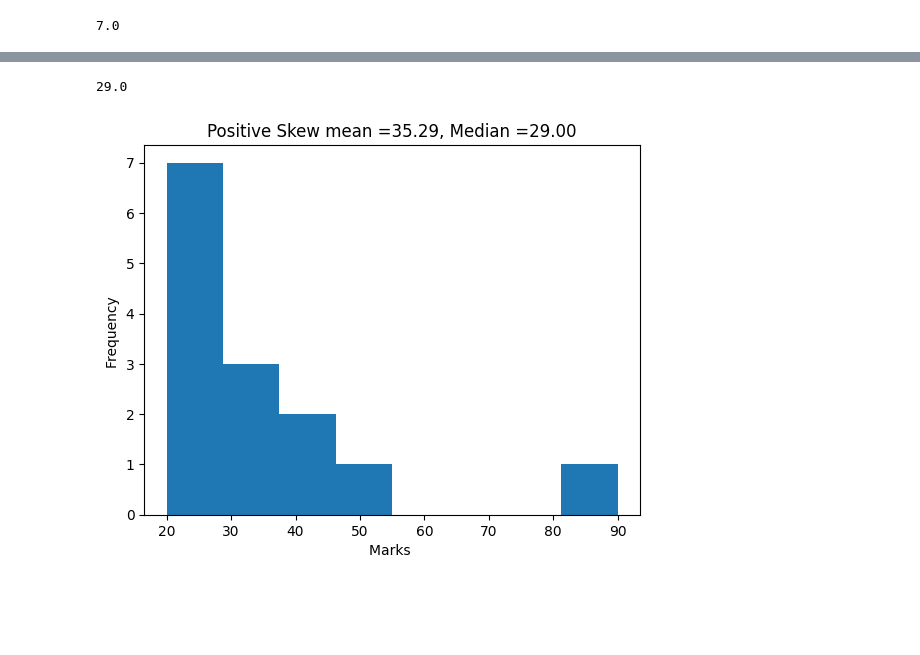
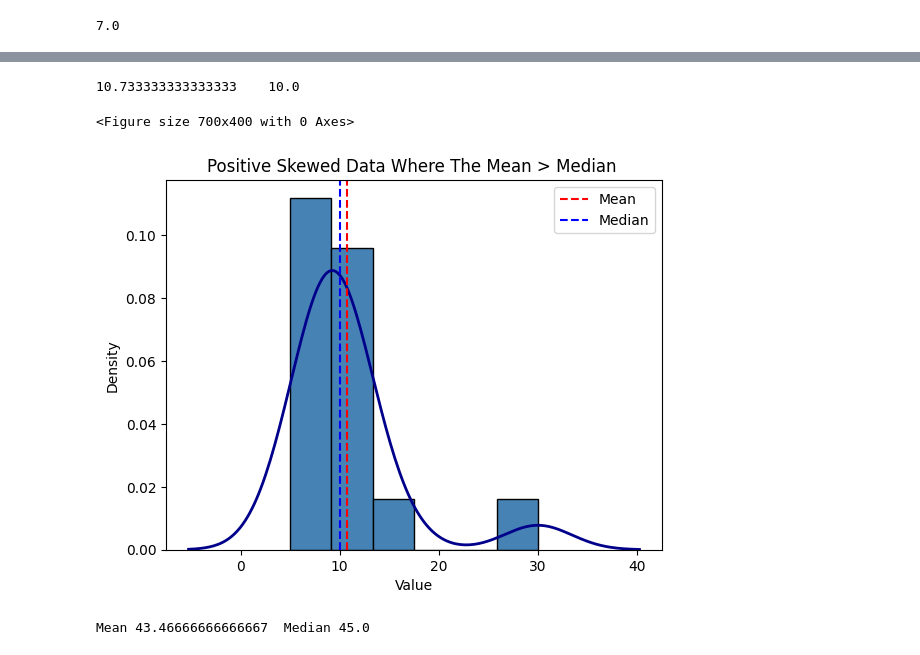
Before and after one commit to priyvrat3005/DataScience_SVCE, a Jupyter notebook: EDA.ipynb, the cells around one changed output, grey strips where cells are left out. Cells and saved outputs as stored; diff of their text form; code cells hidden in the pictures; blank space fills up the shorter version.

Commit message:
Done EDA and Skew

```diff
--- a/EDA.ipynb
+++ b/EDA.ipynb
@@ -157,19 +116,0 @@ plt.show()
-# %%
-data=np.array([20,22,24,25,26,27,28,30,32,35,40,45,50,90])
-# marks=np.array([55,60,62,65,66,68,70,72,75,78,80,82,85,88,30])
-
-mean=np.mean(data)
-median=np.median(data)
-mean
-median
-# %% [output]
-29.0
-# %%
-plt.hist(data,bins=8)
-plt.title(f"Positive Skew mean ={mean:.2f}, Median ={median:.2f}")
-plt.xlabel("Marks ")
-plt.ylabel("Frequency ")
-
-plt.show()
-# %% [output]
-[figure, removed]
@@ -175,0 +122,31 @@ plt.show()
+# %%
+poskew=np.array([5,6,7,8,8,9,9,10,10,10,11,11,12,15,30])
+plt.figure(figsize=(7,4))
+
+print(np.mean(poskew),"  ",np.median(poskew))
+# %% [output]
+10.733333333333333    10.0
+<Figure size 700x400 with 0 Axes>
+# %%
+plt.hist(poskew,bins=6,color="steelblue",edgecolor="black",density=True)
+sns.kdeplot(poskew,color="darkblue",linewidth=2)
+
+plt.axvline(np.mean(poskew),color="red",linestyle="--",label="Mean")
+plt.axvline(np.median(poskew),color="blue",linestyle="--",label="Median")
+
+plt.title("Positive Skewed Data Where The Mean > Median ")
+
+plt.xlabel("Value")
+plt.ylabel("Density")
+plt.legend()
+plt.show()
+# %% [output]
+[figure, added]
+# %%
+negskew=np.array([20,35,40,42,43,44,45,45,46,47,48,48,49,50,50])
+mn=np.mean(negskew)
+
+mdn=np.median(negskew)
+print("Mean",mn," Median",mdn)
+# %% [output]
+Mean 43.46666666666667  Median 45.0
```
Also changed, not shown: parts of 9 cells of this notebook.
